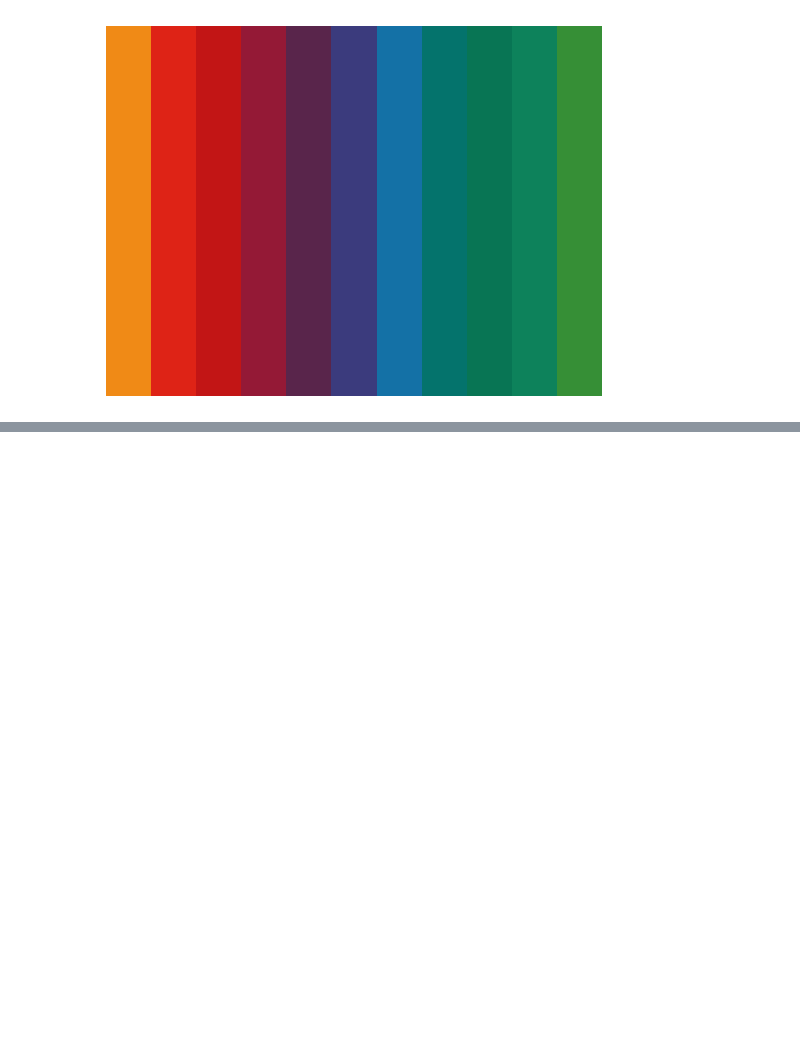
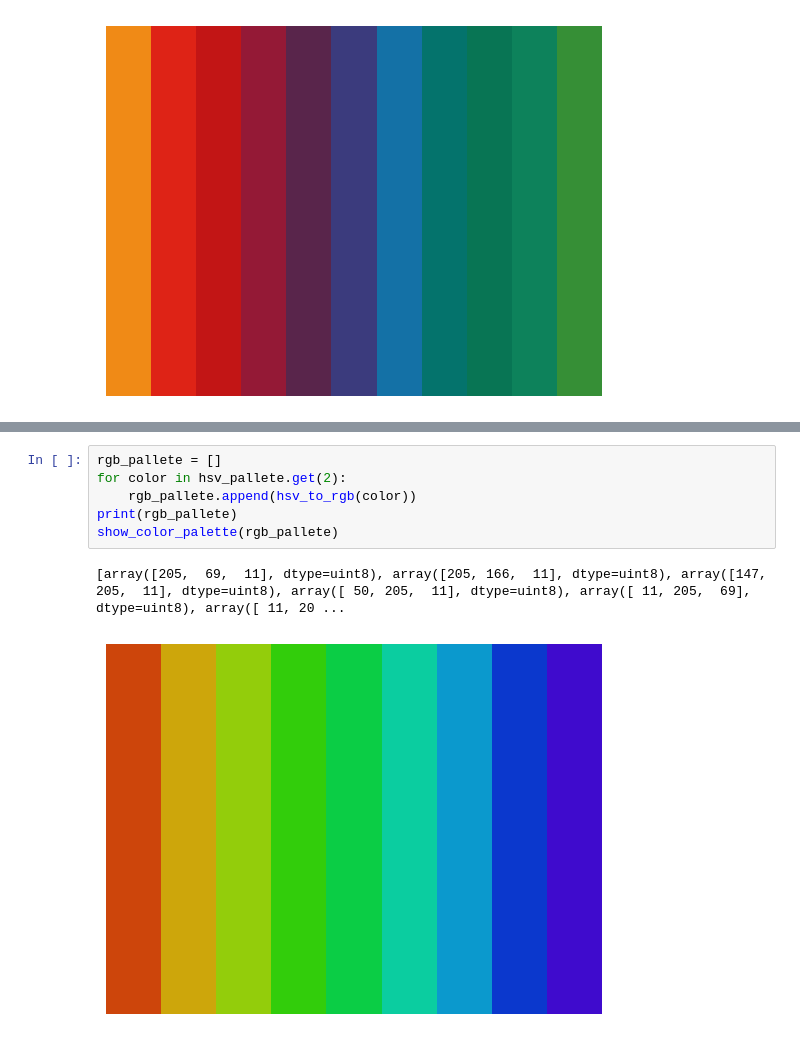
Before and after one commit to rubsuadav/Trabajo-PID, a Jupyter notebook: Trabajo PID.ipynb, the cells around one changed output, grey strips where cells are left out. Cells and saved outputs as stored; diff of their text form; blank space fills up the shorter version.

```diff
--- a/Trabajo PID.ipynb
+++ b/Trabajo PID.ipynb
@@ -1420,0 +1442,9 @@ for colors in oswall_dict.keys():
+# %%
+rgb_pallete = []
+for color in hsv_pallete.get(2):
+    rgb_pallete.append(hsv_to_rgb(color))
+print(rgb_pallete)
+show_color_palette(rgb_pallete)
+# %% [output]
+[array([205,  69,  11], dtype=uint8), array([205, 166,  11], dtype=uint8), array([147, 205,  11], dtype=uint8), array([ 50, 205,  11], dtype=uint8), array([ 11, 205,  69], dtype=uint8), array([ 11, 20 ...
+[figure, added]
```
Also changed, not shown: parts of 9 cells of this notebook.
